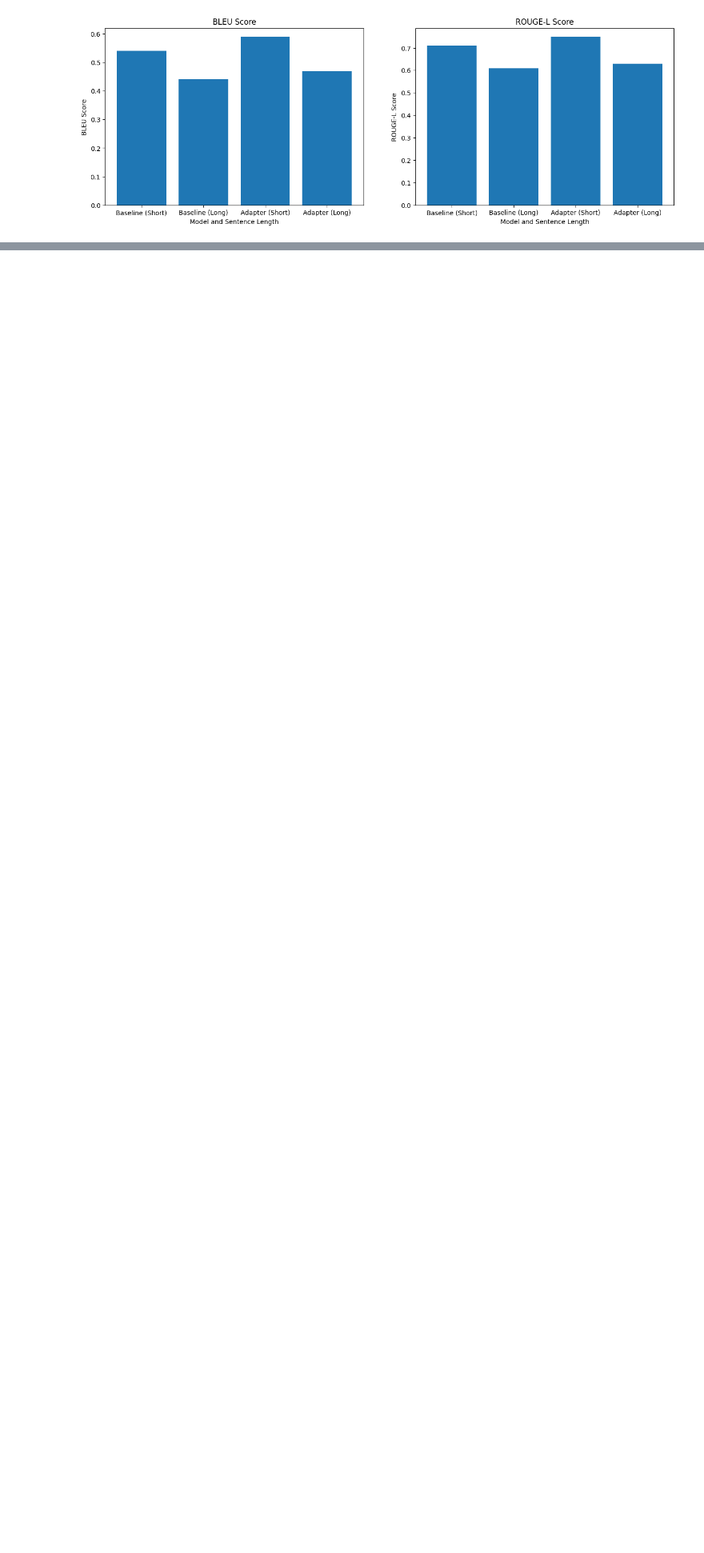
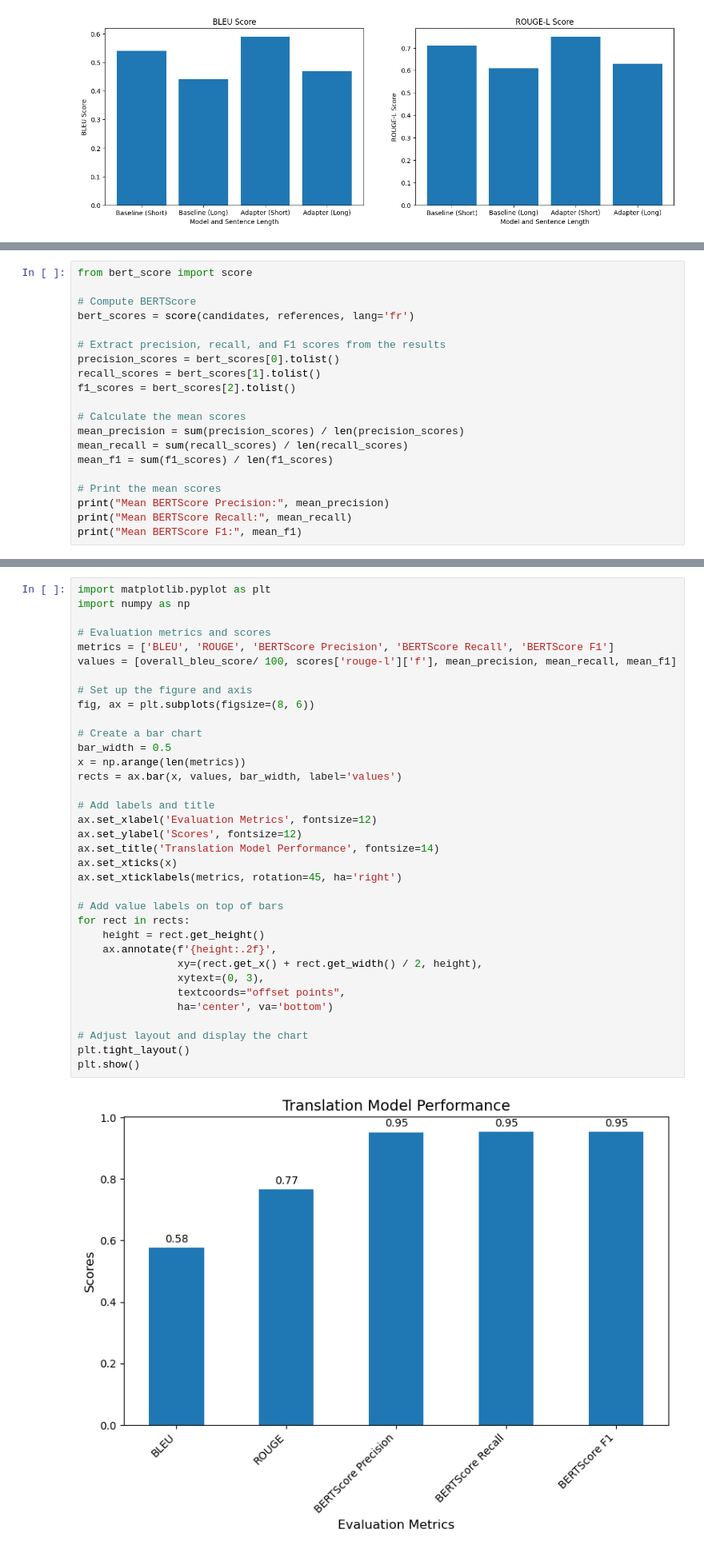
Before and after one commit to MDakshithagithub/Language_Translation_LLM, a Jupyter notebook: llm.ipynb, the cells around one changed output, grey strips where cells are left out. Shown at 80% size. Drawn from its saved outputs; the diff is of its cells as text; blank space fills up the shorter version.

```diff
--- a/llm.ipynb
+++ b/llm.ipynb
@@ -896,0 +1029,20 @@ plt.show()
+# %%
+from bert_score import score
+
+# Compute BERTScore
+bert_scores = score(candidates, references, lang='fr')
+
+# Extract precision, recall, and F1 scores from the results
+precision_scores = bert_scores[0].tolist()
+recall_scores = bert_scores[1].tolist()
+f1_scores = bert_scores[2].tolist()
+
+# Calculate the mean scores
+mean_precision = sum(precision_scores) / len(precision_scores)
+mean_recall = sum(recall_scores) / len(recall_scores)
+mean_f1 = sum(f1_scores) / len(f1_scores)
+
+# Print the mean scores
+print("Mean BERTScore Precision:", mean_precision)
+print("Mean BERTScore Recall:", mean_recall)
+print("Mean BERTScore F1:", mean_f1)
@@ -896,0 +1055,37 @@ plt.show()
+# %%
+import matplotlib.pyplot as plt
+import numpy as np
+
+# Evaluation metrics and scores
+metrics = ['BLEU', 'ROUGE', 'BERTScore Precision', 'BERTScore Recall', 'BERTScore F1']
+values = [overall_bleu_score/ 100, scores['rouge-l']['f'], mean_precision, mean_recall, mean_f1]
+
+# Set up the figure and axis
+fig, ax = plt.subplots(figsize=(8, 6))
+
+# Create a bar chart
+bar_width = 0.5
+x = np.arange(len(metrics))
+rects = ax.bar(x, values, bar_width, label='values')
+
+# Add labels and title
+ax.set_xlabel('Evaluation Metrics', fontsize=12)
+ax.set_ylabel('Scores', fontsize=12)
+ax.set_title('Translation Model Performance', fontsize=14)
+ax.set_xticks(x)
+ax.set_xticklabels(metrics, rotation=45, ha='right')
+
+# Add value labels on top of bars
+for rect in rects:
+    height = rect.get_height()
+    ax.annotate(f'{height:.2f}',
+                xy=(rect.get_x() + rect.get_width() / 2, height),
+                xytext=(0, 3),
+                textcoords="offset points",
+                ha='center', va='bottom')
+
+# Adjust layout and display the chart
+plt.tight_layout()
+plt.show()
+# %% [output]
+[figure, added]
```
Also changed, not shown: parts of 11 cells of this notebook.
